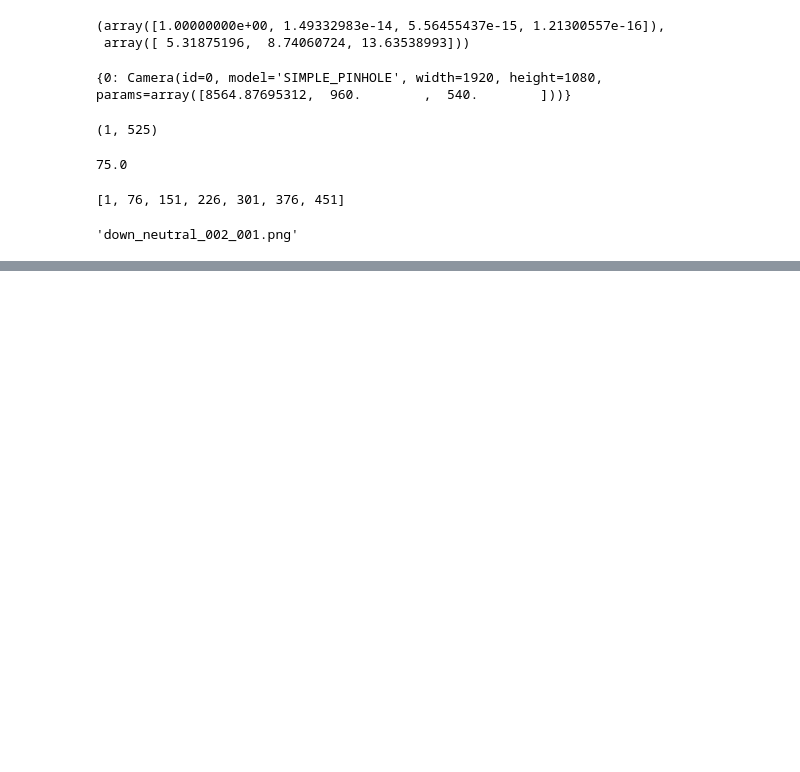
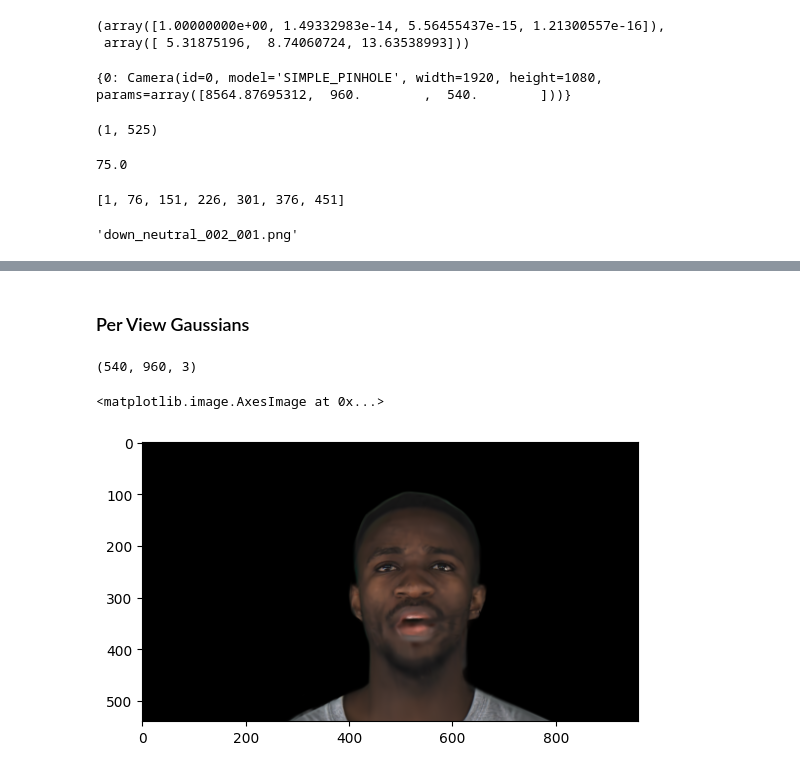
Before and after one commit to arpita2512/gaussian-splatting, a Jupyter notebook: test.ipynb, the cells around one changed output, grey strips where cells are left out. Cells and saved outputs as stored; diff of their text form; code cells hidden in the pictures; blank space fills up the shorter version.

```diff
--- a/test.ipynb
+++ b/test.ipynb
@@ -442,0 +294,17 @@ gc.collect()
+# %% [markdown]
+### Per View Gaussians
+# %%
+import numpy as np
+import matplotlib.pyplot as plt
+
+x = np.load("C:/Users/arpit/Desktop/001_0039_20149.npy")
+x.shape
+# %% [output]
+(540, 960, 3)
+# %%
+# 110 iters from vanilla 30k
+
+plt.imshow(x)
+# %% [output]
+<matplotlib.image.AxesImage at 0x...>
+[figure, added]
```
Also changed, not shown: parts of 65 cells of this notebook, 10 other files.
